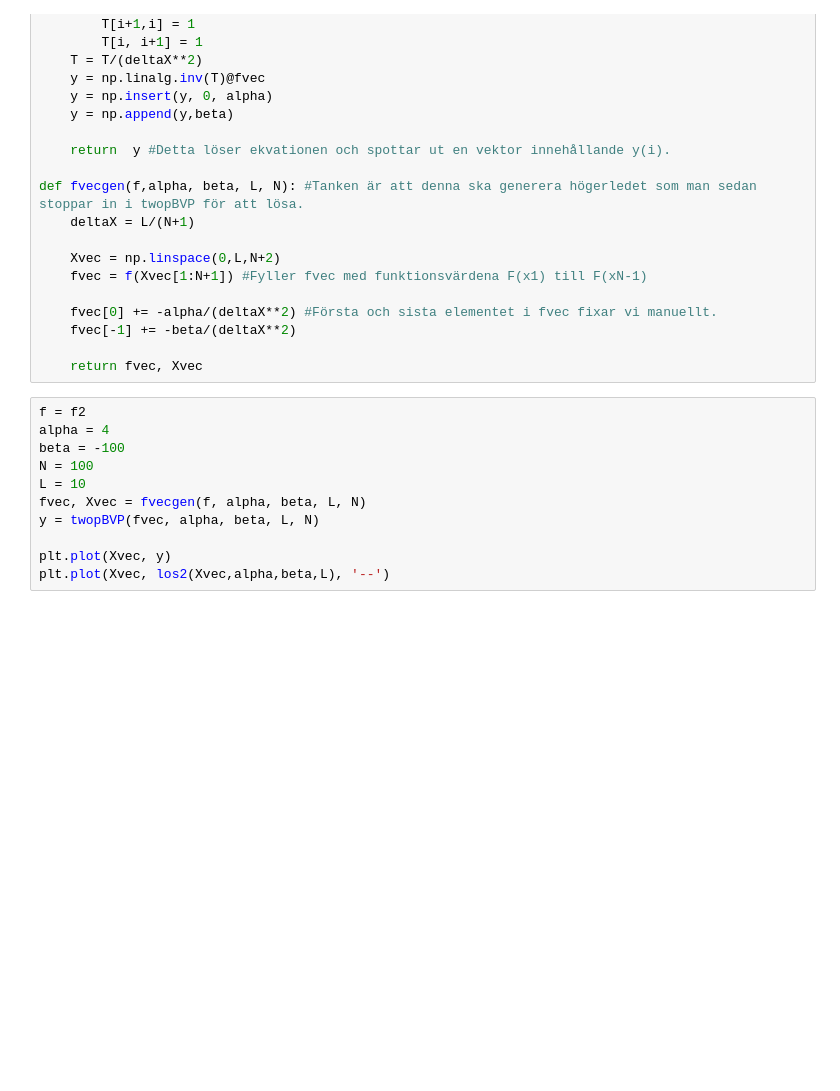
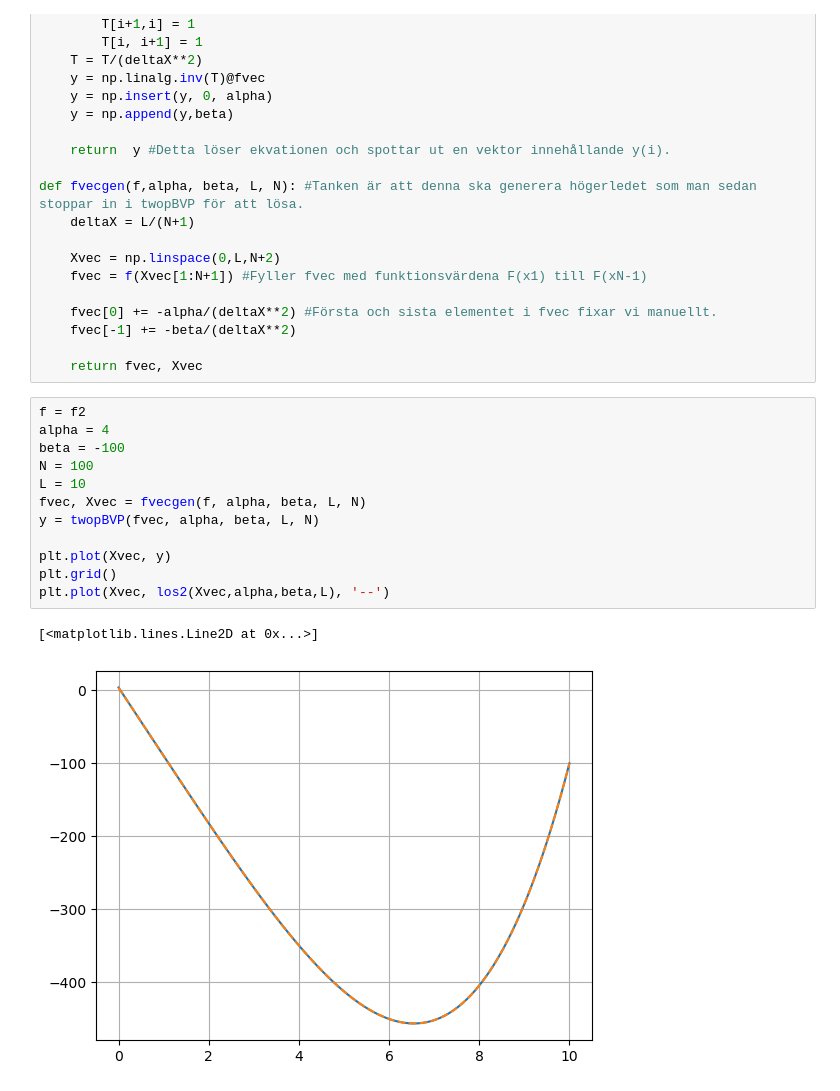
Before and after one commit to axelorrhede/Numerical-Methods-for-Differential-Equations, a Jupyter notebook: project2task1.ipynb, the cells around one changed output. Drawn from its saved outputs; the diff is of its cells as text; blank space fills up the shorter version.

```diff
--- a/project2task1.ipynb
+++ b/project2task1.ipynb
@@ -35,14 +37,18 @@ def fvecgen(f,alpha, beta, L, N): #Tanken är att denna ska generera högerledet
 # %%
 f = f2
 alpha = 4
 beta = -100
 N = 100
 L = 10
 fvec, Xvec = fvecgen(f, alpha, beta, L, N)
 y = twopBVP(fvec, alpha, beta, L, N)
 
 plt.plot(Xvec, y)
+plt.grid()
 plt.plot(Xvec, los2(Xvec,alpha,beta,L), '--')
+# %% [output]
+[<matplotlib.lines.Line2D at 0x...>]
+[figure, added]
 # %%
 f = f2
 Nvec = np.linspace(3,12,10).astype(int)
```
Also changed, not shown: parts of 4 cells of this notebook.
